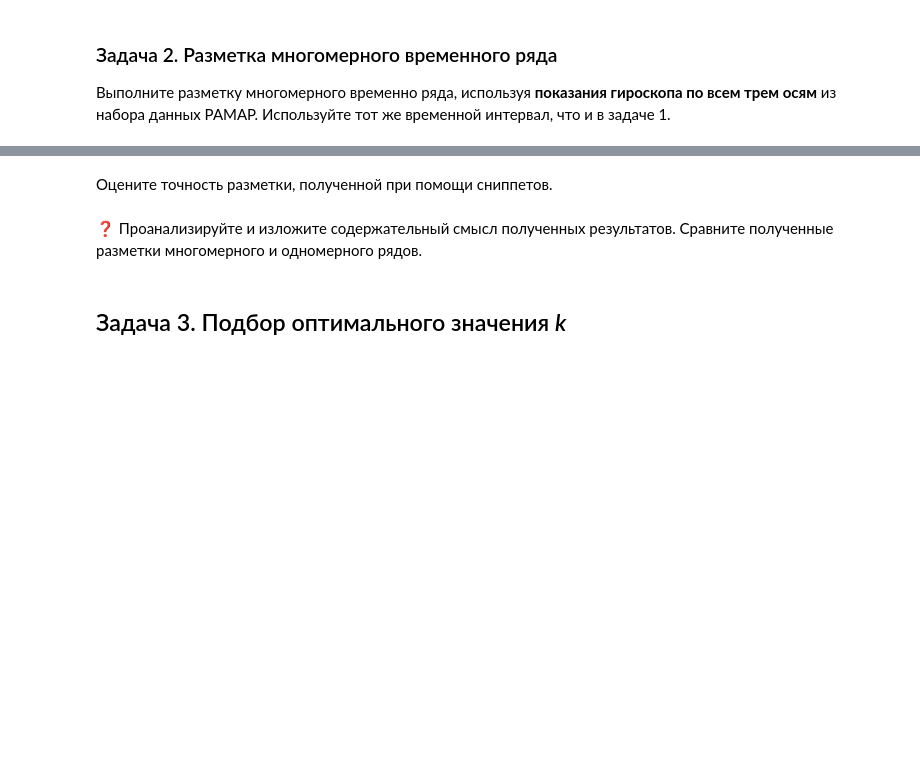
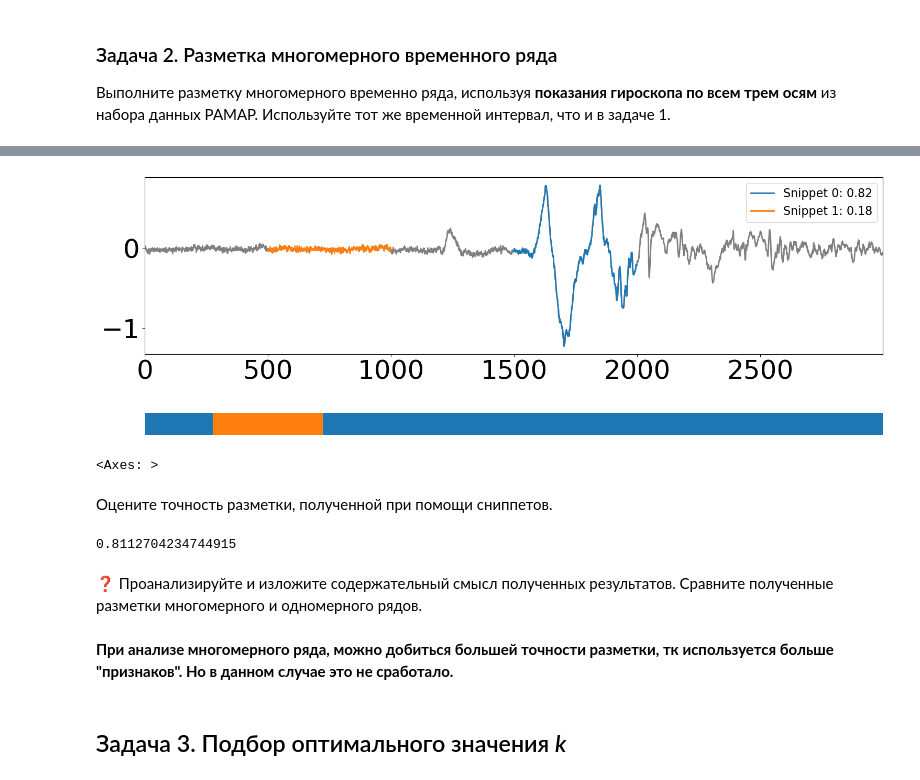
Before and after one commit to lebedevdk/2023-Lebedev-TimeSeriesCourse, a Jupyter notebook: practice/05 Snippets/05 Snippets.ipynb, the cells around one changed output, grey strips where cells are left out. Saved outputs shown, nothing was run; the diff lists cells and outputs as text; code cells hidden in the pictures; blank space fills up the shorter version.

```diff
--- a/practice/05 Snippets/05 Snippets.ipynb
+++ b/practice/05 Snippets/05 Snippets.ipynb
@@ -138,2 +159,7 @@ accuracy_score(labels, labels_pred)
+# %%
+plot_snippets(ts[:,2], snp[2])
+# %% [output]
+[figure, added]
+<Axes: >
 # %% [markdown]
 Оцените точность разметки, полученной при помощи сниппетов.
@@ -142,5 +166,46 @@ accuracy_score(labels, labels_pred)
+# %%
+from sklearn.metrics import accuracy_score
+
+
+def get_1d_label(labels_3d):
+    labels = [0 for _ in range(len(labels_3d))]
+    for i in range(len(labels_3d)):
+        counter = {}
+        for label in labels_3d[i]:
+            if label in counter:
+                counter[label] += 1
+            else:
+                counter[label] = 1
+        labels[i] = max(counter, key=counter.get)
+    return labels
+
+
+# get predicted labels (from plot_snippets)
+labels_pred_3d = np.zeros_like(ts)
+for i, snp_1d in enumerate(snp):
+    for j, snippet in enumerate(snp_1d):
+        neighbors = np.array(snippet["neighbors"])
+        for neighbor_index in neighbors:
+            labels_pred_3d[neighbor_index][i] = j
+
+labels_pred_3d[:,1] = np.where(labels_pred_3d[:,1] == 0, 10, labels_pred_3d[:,1])
+labels_pred_3d[:,1] = np.where(labels_pred_3d[:,1] == 1, 0, labels_pred_3d[:,1])
+labels_pred_3d[:,1] = np.where(labels_pred_3d[:,1] == 10, 1, labels_pred_3d[:,1])
+
+labels_pred = get_1d_label(labels_pred_3d)
+
+# get true labels
+labels = df.loc[start_time < df.iloc[:, 0]].loc[df.iloc[:, 0] < end_time].iloc[:, 1].to_numpy()
+labels = np.where(labels == 3, 1, labels)
+labels = np.where(labels == 17, 0, labels)
+
+accuracy_score(labels, labels_pred)
+# %% [output]
+0.8112704234744915
 # %% [markdown]
 ❓ Проанализируйте и изложите содержательный смысл полученных результатов. Сравните полученные разметки многомерного и одномерного рядов.
+# %% [markdown]
+**При анализе многомерного ряда, можно добиться большей точности разметки, тк используется больше "признаков". Но в данном случае это не сработало.**
 # %% [markdown]
 ## Задача 3. Подбор оптимального значения _k_
 # %% [markdown]
```
Also changed, not shown: parts of 13 cells of this notebook.
